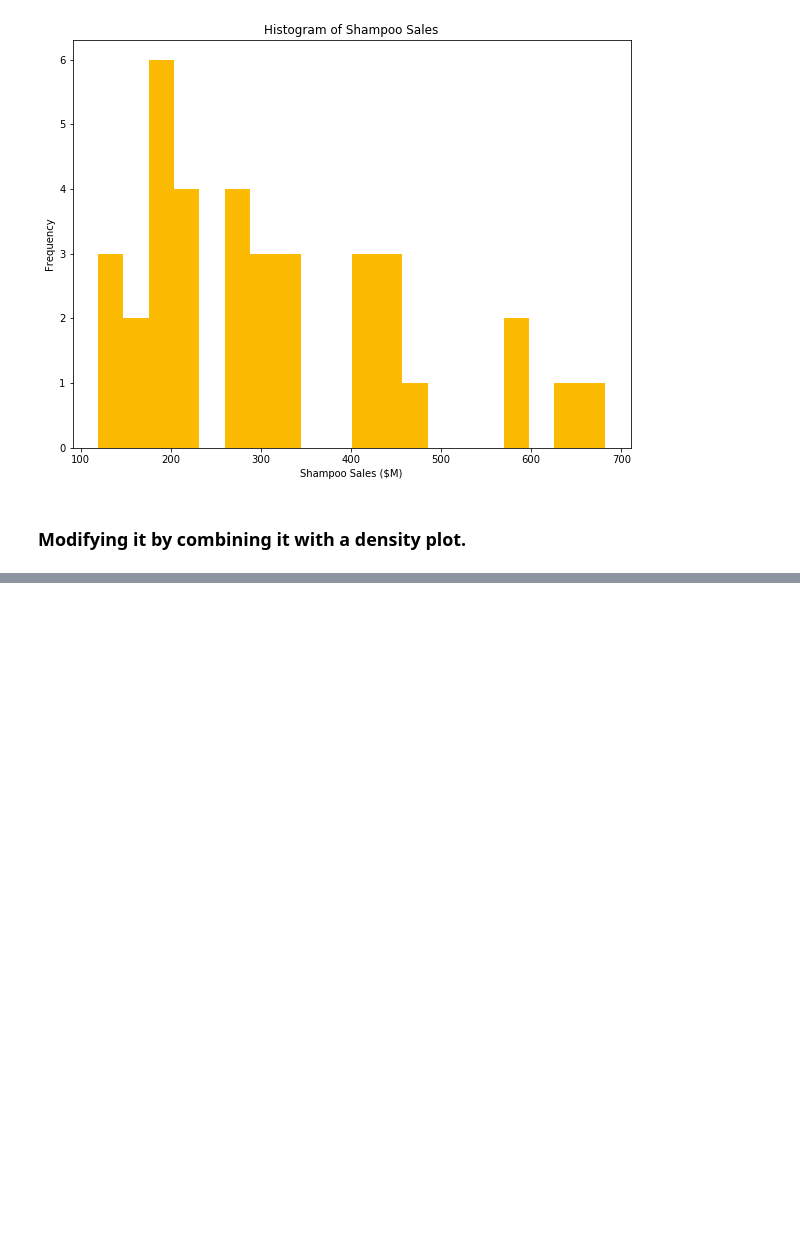
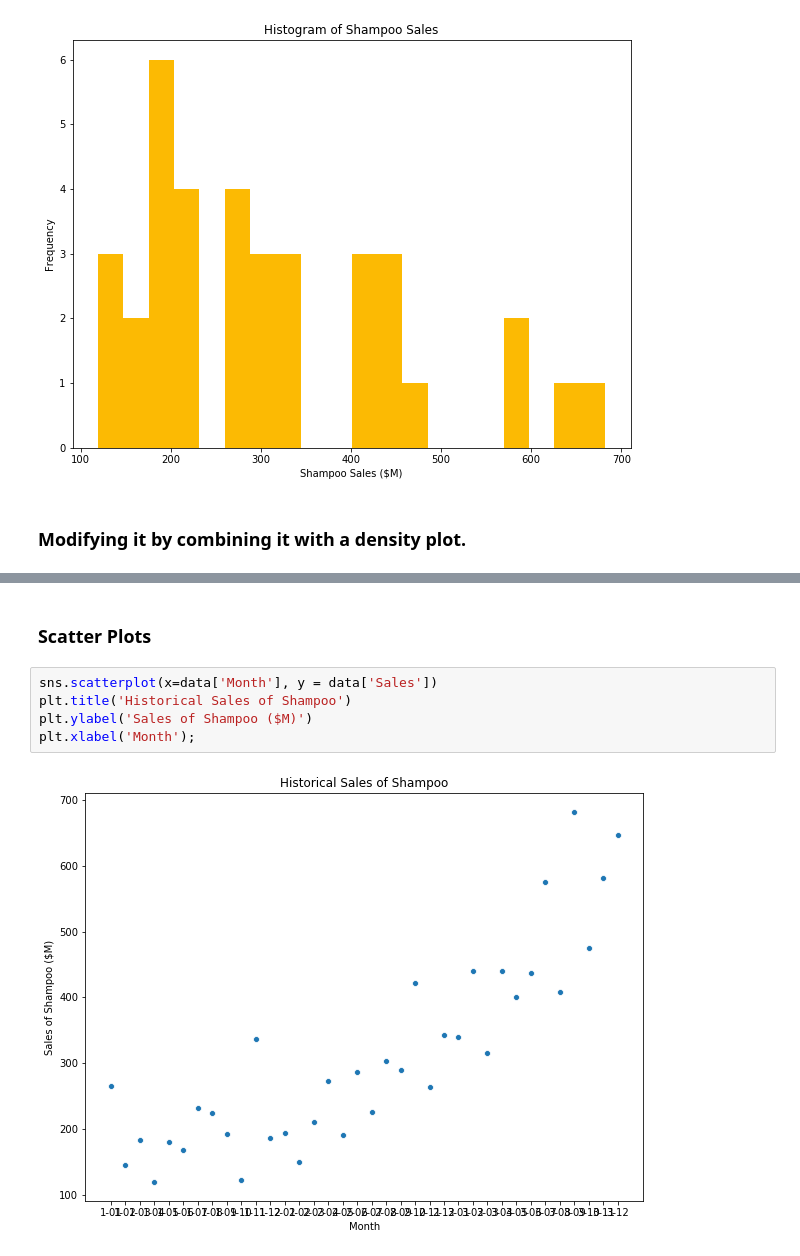
Before and after one commit to jaykayso/AppliedTimeSeriesAnalysisWithPython, a Jupyter notebook: S2L5.ipynb, the cells around one changed output, grey strips where cells are left out. Drawn from its saved outputs; the diff is of its cells as text; blank space fills up the shorter version.

```diff
--- a/S2L5.ipynb
+++ b/S2L5.ipynb
@@ -90,0 +100,9 @@ plt.ylabel('Frequency');
+# %% [markdown]
+### Scatter Plots
+# %%
+sns.scatterplot(x=data['Month'], y = data['Sales'])
+plt.title('Historical Sales of Shampoo')
+plt.ylabel('Sales of Shampoo ($M)')
+plt.xlabel('Month');
+# %% [output]
+[figure, added]
```
Also changed, not shown: parts of 16 cells of this notebook.
